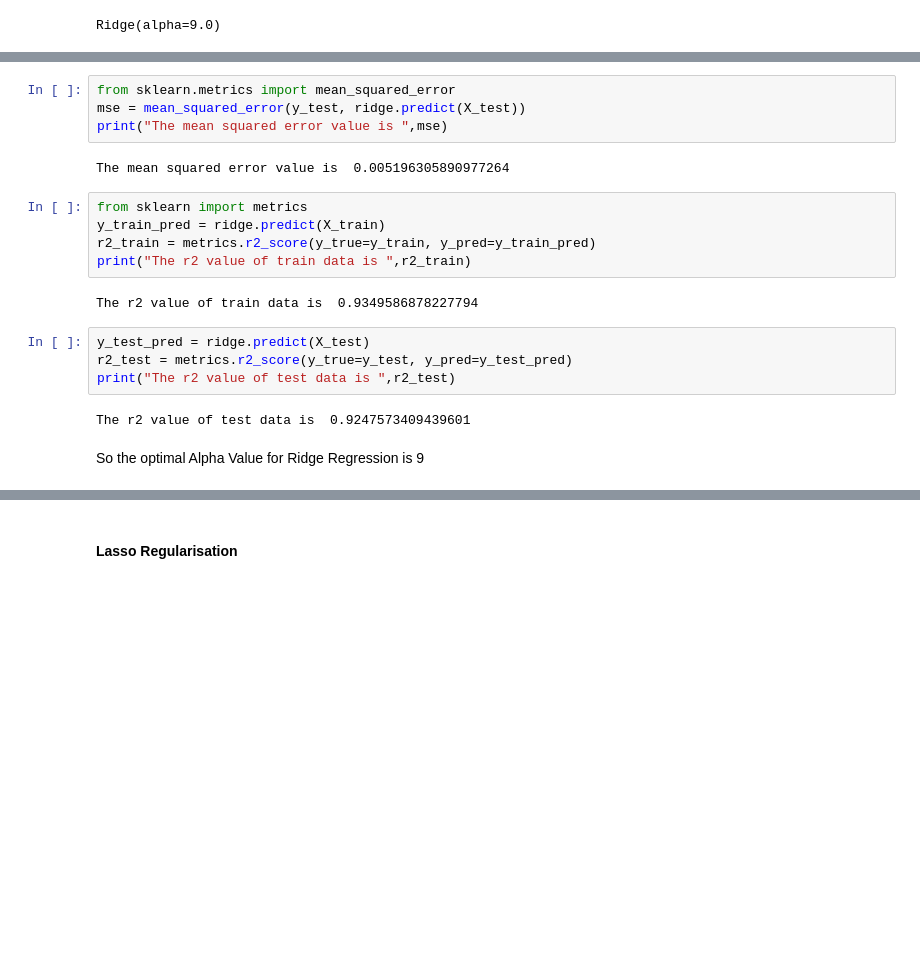
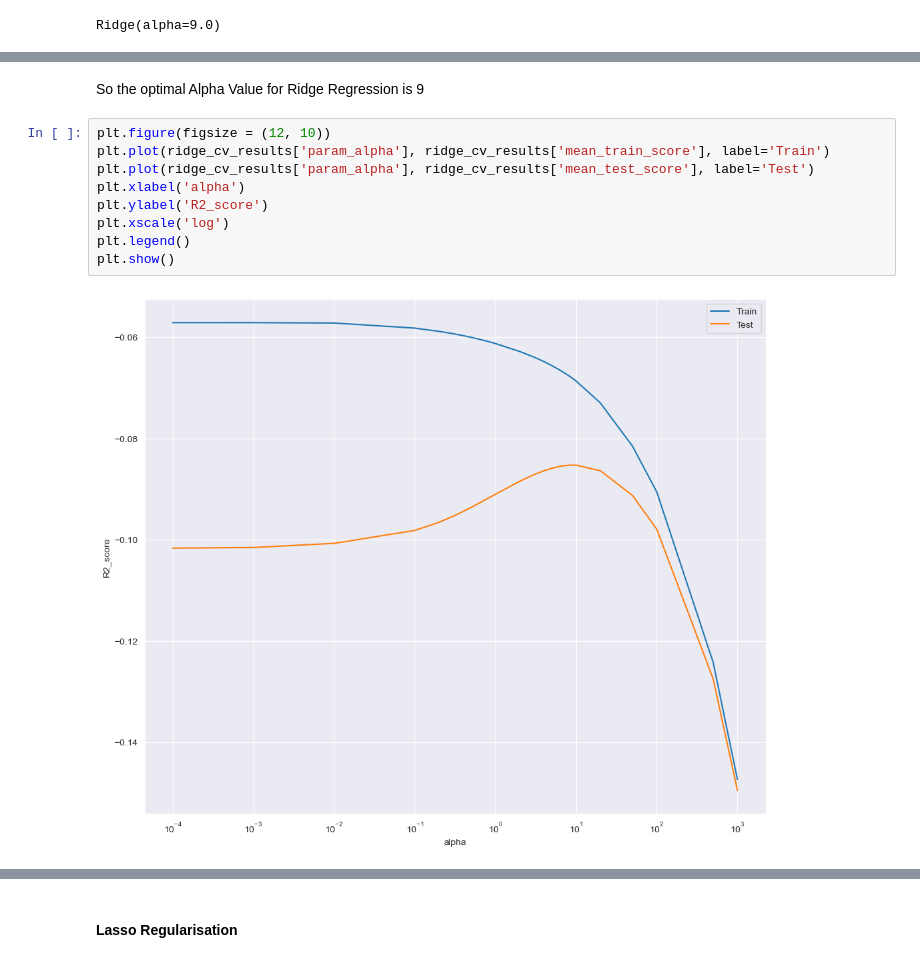
Before and after one commit to vivekbabu/Surprise-Housing, a Jupyter notebook: Surprise-Housing.ipynb, the cells around one changed output, grey strips where cells are left out. Cells and saved outputs as stored; diff of their text form; blank space fills up the shorter version.

```diff
--- a/Surprise-Housing.ipynb
+++ b/Surprise-Housing.ipynb
@@ -919,24 +943,16 @@ print(top_10_variables.Variable)
 76      Neighborhood_MeadowV
 3               YearRemodAdd
 Name: Variable, dtype: object
-# %%
-from sklearn.metrics import mean_squared_error
-mse = mean_squared_error(y_test, ridge.predict(X_test))
-print("The mean squared error value is ",mse)
-# %% [output]
-The mean squared error value is  0.005196305890977264
-# %%
-from sklearn import metrics
-y_train_pred = ridge.predict(X_train)
-r2_train = metrics.r2_score(y_true=y_train, y_pred=y_train_pred)
-print("The r2 value of train data is ",r2_train)
-# %% [output]
-The r2 value of train data is  0.9349586878227794
-# %%
-y_test_pred = ridge.predict(X_test)
-r2_test = metrics.r2_score(y_true=y_test, y_pred=y_test_pred)
-print("The r2 value of test data is ",r2_test)
-# %% [output]
-The r2 value of test data is  0.9247573409439601
 # %% [markdown]
 So the optimal Alpha Value for Ridge Regression is 9
+# %%
+plt.figure(figsize = (12, 10))
+plt.plot(ridge_cv_results['param_alpha'], ridge_cv_results['mean_train_score'], label='Train')
+plt.plot(ridge_cv_results['param_alpha'], ridge_cv_results['mean_test_score'], label='Test')
+plt.xlabel('alpha')
+plt.ylabel('R2_score')
+plt.xscale('log')
+plt.legend()
+plt.show()
+# %% [output]
+[figure, added]
```
Also changed, not shown: parts of 29 cells of this notebook.
